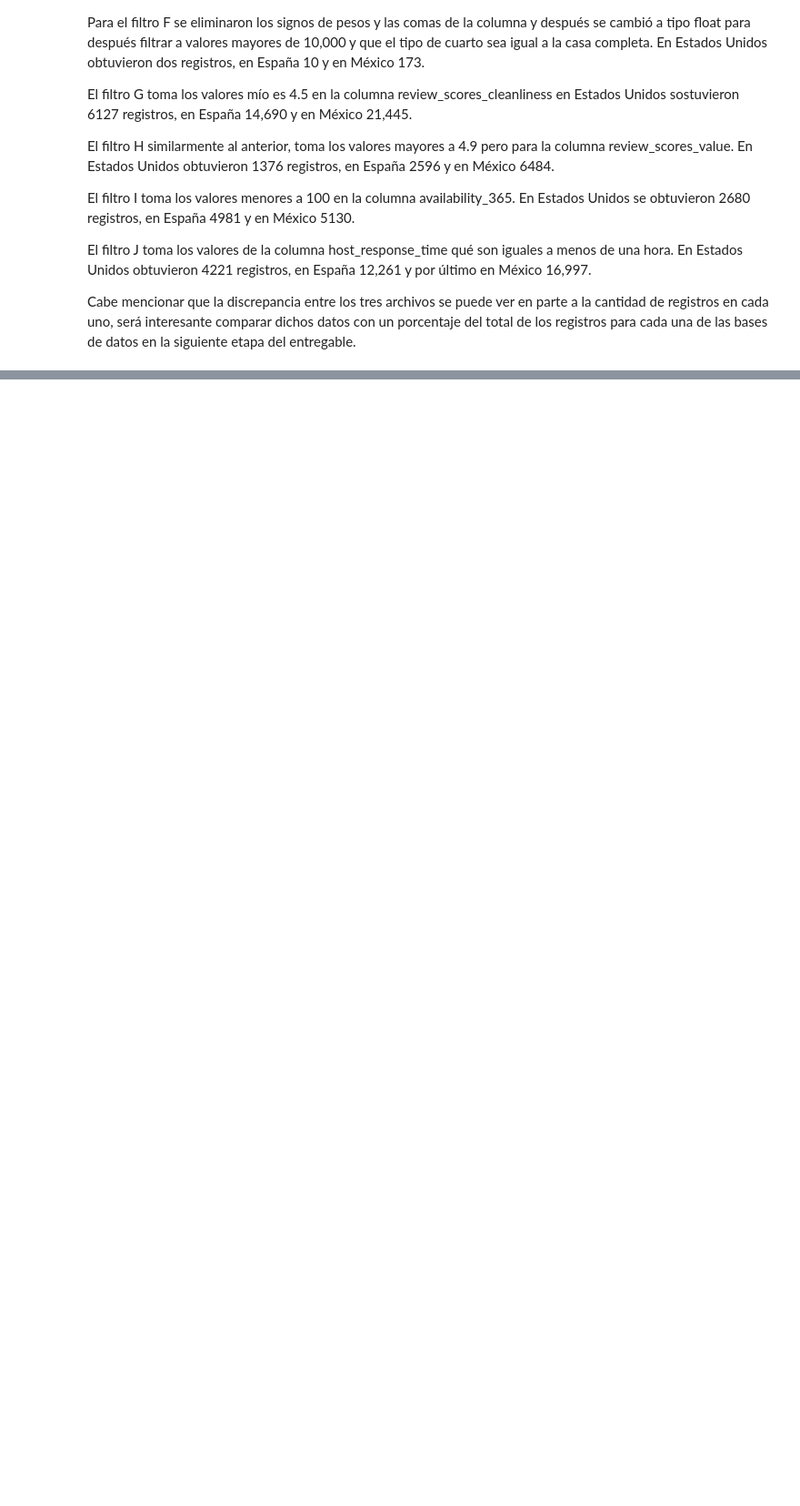
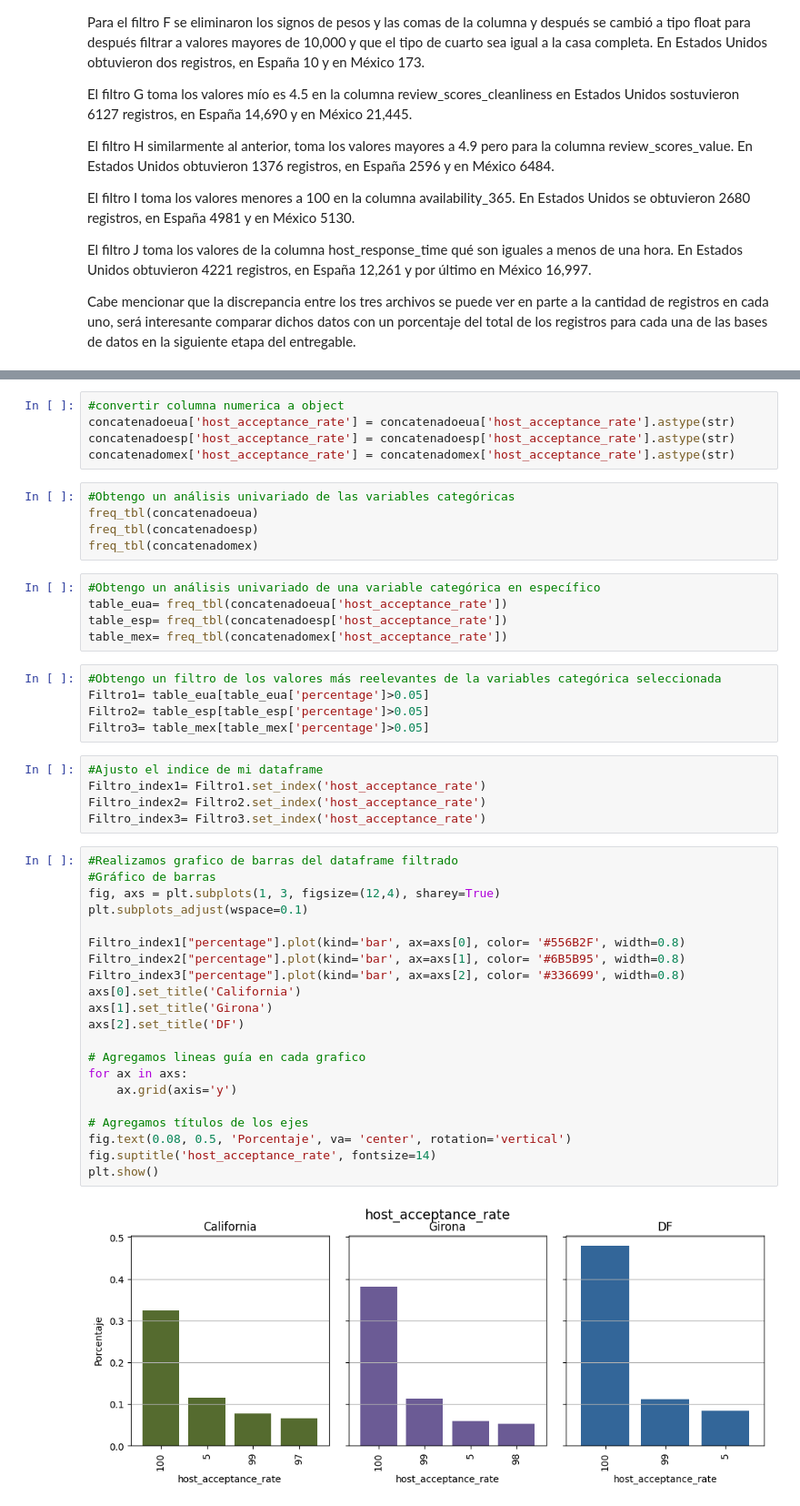
Before and after one commit to MSebastian3/Evaluacion, a Jupyter notebook: Actividad_5_(Evaluación).ipynb, the cells around one changed output, grey strips where cells are left out. Shown at 91% size. Drawn from its saved outputs; the diff is of its cells as text; blank space fills up the shorter version.

```diff
--- a/Actividad_5_(Evaluación).ipynb
+++ b/Actividad_5_(Evaluación).ipynb
@@ -679,0 +757,48 @@ Cabe mencionar que la discrepancia entre los tres archivos se puede ver en parte
+# %%
+#convertir columna numerica a object
+concatenadoeua['host_acceptance_rate'] = concatenadoeua['host_acceptance_rate'].astype(str)
+concatenadoesp['host_acceptance_rate'] = concatenadoesp['host_acceptance_rate'].astype(str)
+concatenadomex['host_acceptance_rate'] = concatenadomex['host_acceptance_rate'].astype(str)
+# %%
+#Obtengo un análisis univariado de las variables categóricas
+freq_tbl(concatenadoeua)
+freq_tbl(concatenadoesp)
+freq_tbl(concatenadomex)
+# %%
+#Obtengo un análisis univariado de una variable categórica en específico
+table_eua= freq_tbl(concatenadoeua['host_acceptance_rate'])
+table_esp= freq_tbl(concatenadoesp['host_acceptance_rate'])
+table_mex= freq_tbl(concatenadomex['host_acceptance_rate'])
+# %%
+#Obtengo un filtro de los valores más reelevantes de la variables categórica seleccionada
+Filtro1= table_eua[table_eua['percentage']>0.05]
+Filtro2= table_esp[table_esp['percentage']>0.05]
+Filtro3= table_mex[table_mex['percentage']>0.05]
+# %%
+#Ajusto el indice de mi dataframe
+Filtro_index1= Filtro1.set_index('host_acceptance_rate')
+Filtro_index2= Filtro2.set_index('host_acceptance_rate')
+Filtro_index3= Filtro3.set_index('host_acceptance_rate')
+# %%
+#Realizamos grafico de barras del dataframe filtrado
+#Gráfico de barras
+fig, axs = plt.subplots(1, 3, figsize=(12,4), sharey=True)
+plt.subplots_adjust(wspace=0.1)
+
+Filtro_index1["percentage"].plot(kind='bar', ax=axs[0], color= '#556B2F', width=0.8)
+Filtro_index2["percentage"].plot(kind='bar', ax=axs[1], color= '#6B5B95', width=0.8)
+Filtro_index3["percentage"].plot(kind='bar', ax=axs[2], color= '#336699', width=0.8)
+axs[0].set_title('California')
+axs[1].set_title('Girona')
+axs[2].set_title('DF')
+
+# Agregamos lineas guía en cada grafico
+for ax in axs:
+    ax.grid(axis='y')
+
+# Agregamos títulos de los ejes
+fig.text(0.08, 0.5, 'Porcentaje', va= 'center', rotation='vertical')
+fig.suptitle('host_acceptance_rate', fontsize=14)
+plt.show()
+# %% [output]
+[figure, added]
```
Also changed, not shown: parts of 62 cells of this notebook.
